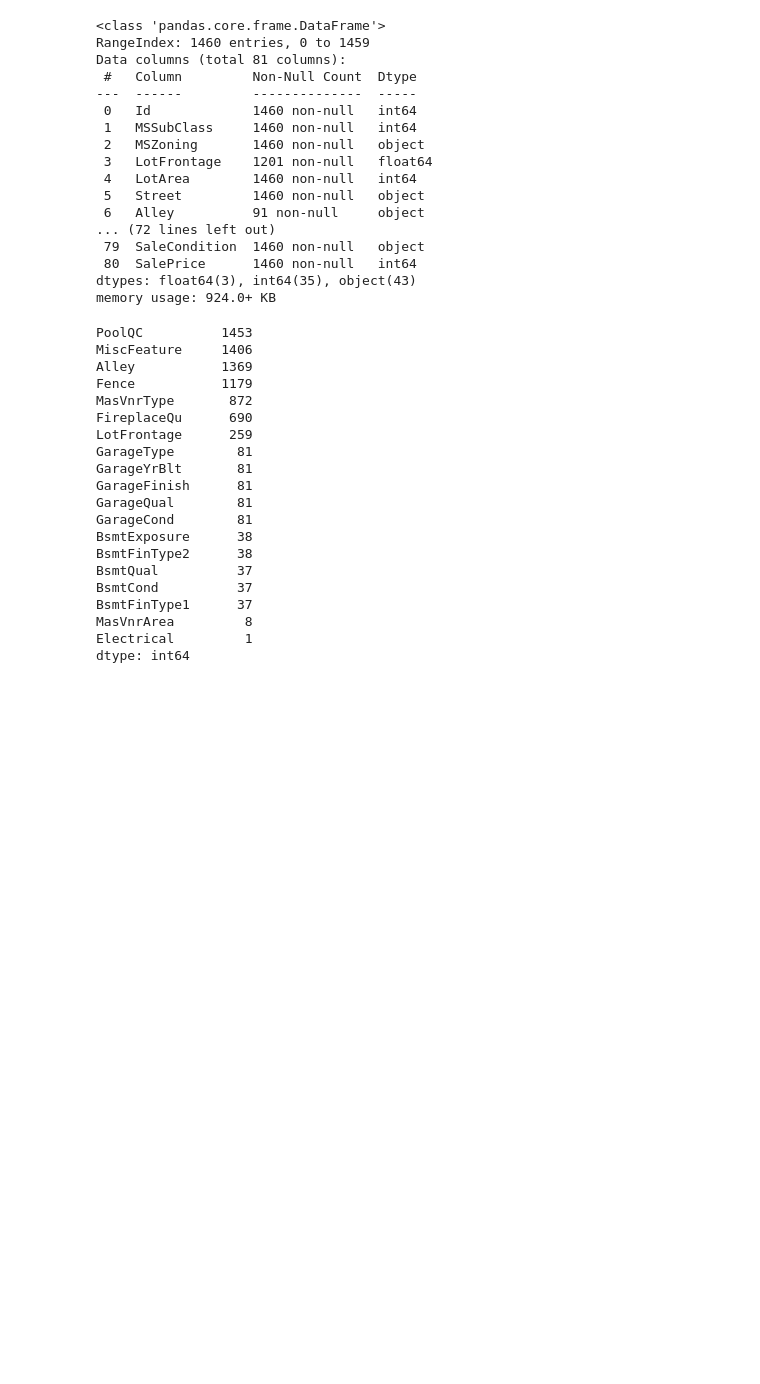
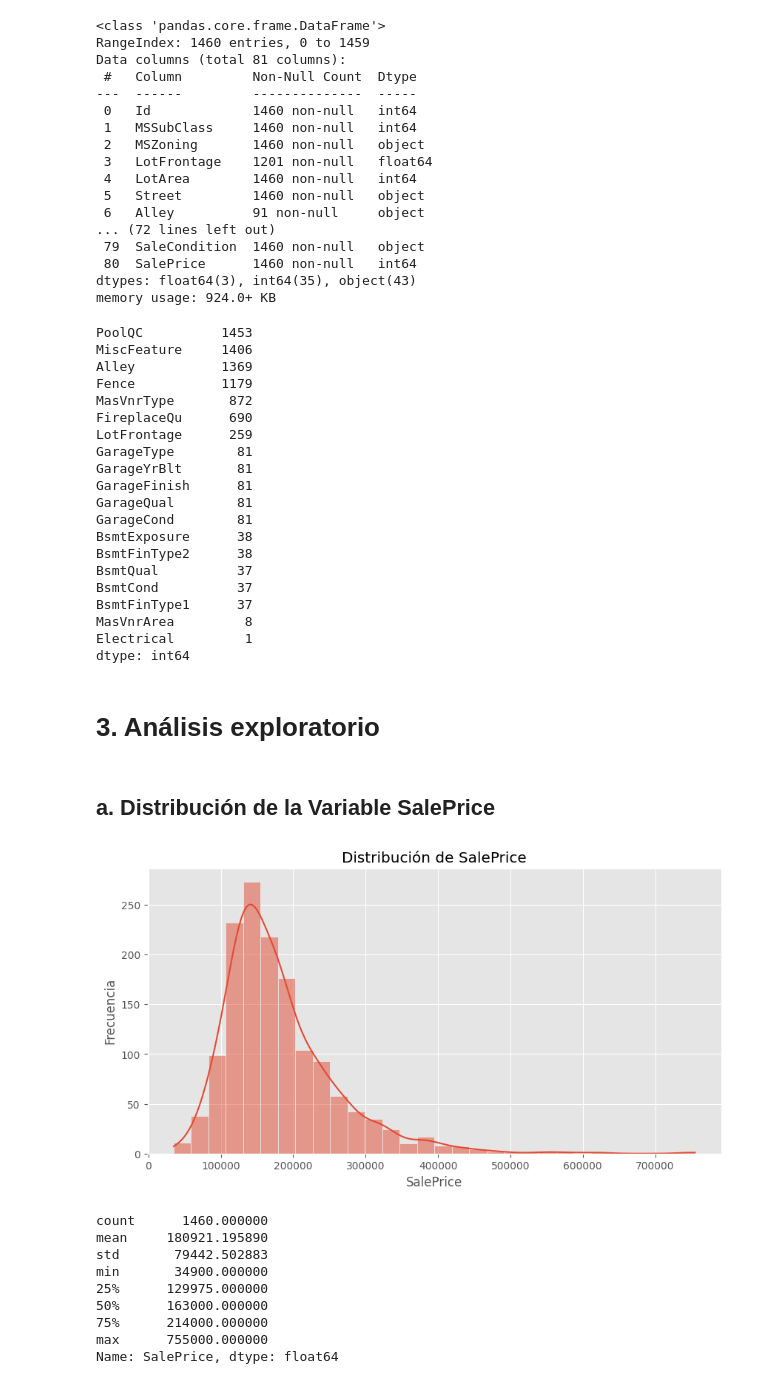
Before and after one commit to Hayser8/HT3MD, a Jupyter notebook: HT3.ipynb, the cells around one changed output. Cells and saved outputs as stored; diff of their text form; code cells hidden in the pictures; blank space fills up the shorter version.

Commit message:
análisis exploratorio

```diff
--- a/HT3.ipynb
+++ b/HT3.ipynb
@@ -77,3 +77,28 @@ BsmtFinType1      37
 MasVnrArea         8
 Electrical         1
 dtype: int64
+# %% [markdown]
+# **3. Análisis exploratorio**
+# %% [markdown]
+## **a. Distribución de la Variable SalePrice**
+# %%
+plt.figure(figsize=(10, 5))
+sns.histplot(train_df["SalePrice"], bins=30, kde=True)
+plt.xlabel("SalePrice")
+plt.ylabel("Frecuencia")
+plt.title("Distribución de SalePrice")
+plt.show()
+
+# Estadísticas clave
+train_df["SalePrice"].describe()
+# %% [output]
+[figure, added]
+count      1460.000000
+mean     180921.195890
+std       79442.502883
+min       34900.000000
+25%      129975.000000
+50%      163000.000000
+75%      214000.000000
+max      755000.000000
+Name: SalePrice, dtype: float64
```
Also changed, not shown: parts of 14 cells of this notebook.
